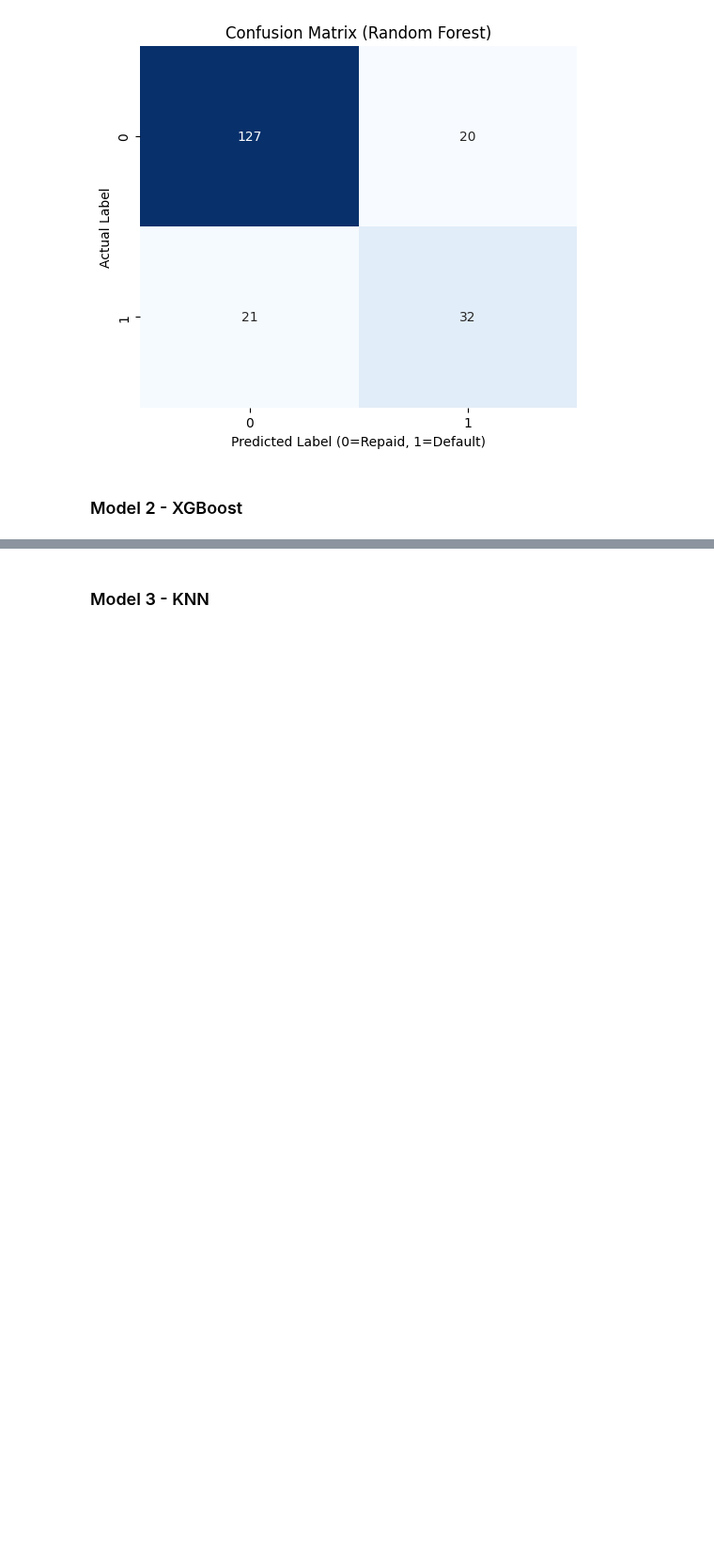
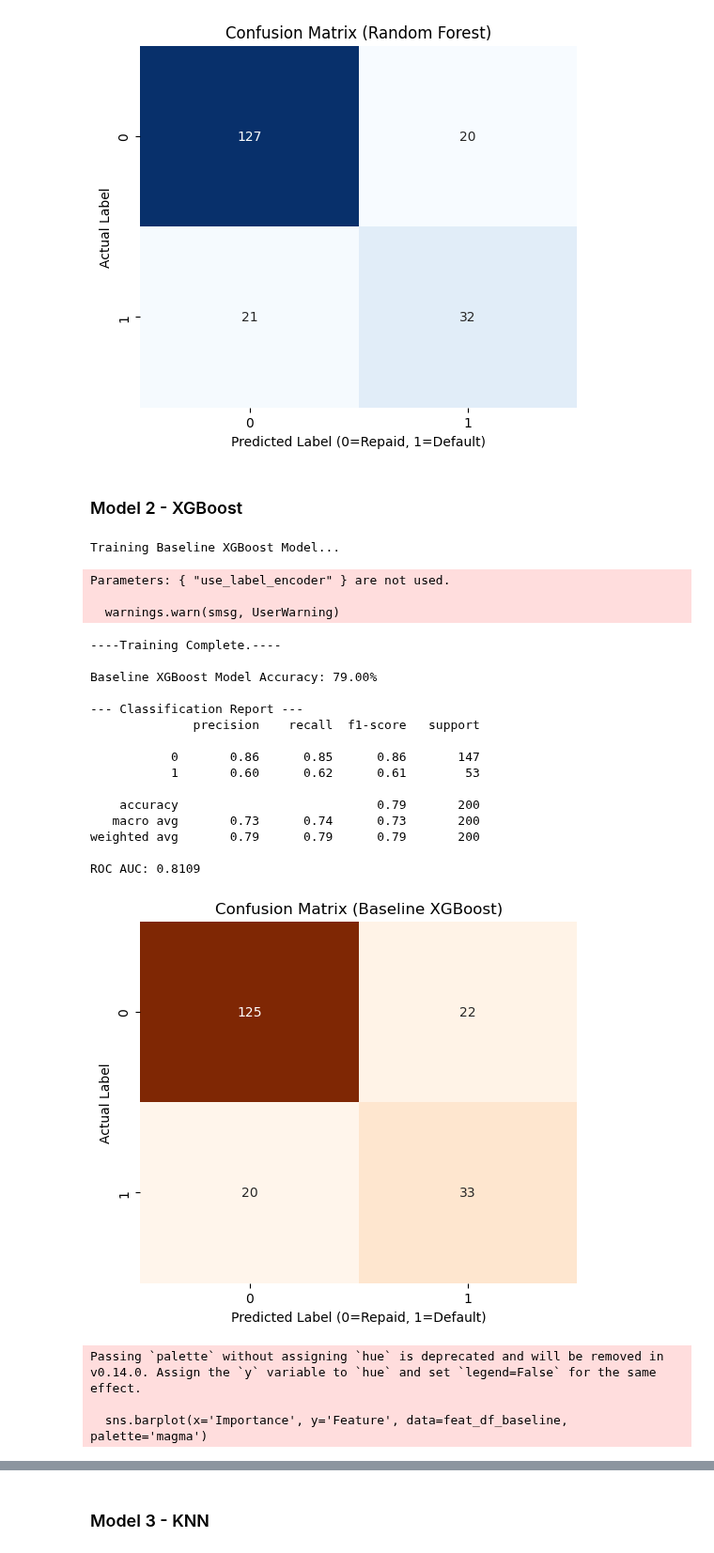
Before and after one commit to PoisonDarterz/wie3007_assignment, a Jupyter notebook: group_project.ipynb, the cells around one changed output, grey strips where cells are left out. Shown at 94% size. Cells and saved outputs as stored; diff of their text form; code cells hidden in the pictures; blank space fills up the shorter version.

```diff
--- a/group_project.ipynb
+++ b/group_project.ipynb
@@ -951,3 +951,69 @@ ROC AUC: 0.8340392760877935
 [figure]
 # %% [markdown]
 ### Model 2 - XGBoost
+# %%
+# BASELINE XGBOOST MODEL
+# Train a baseline XGBoost with default parameters to establish performance baseline
+
+xgb_baseline = XGBClassifier(use_label_encoder=False, eval_metric='logloss', random_state=42)
+
+print("\nTraining Baseline XGBoost Model...")
+xgb_baseline.fit(X_train, y_train)
+print("----Training Complete.----")
+
+# Make predictions
+y_pred_baseline = xgb_baseline.predict(X_test)
+y_proba_baseline = xgb_baseline.predict_proba(X_test)[:, 1]
+
+# Evaluation metrics
+accuracy_baseline = accuracy_score(y_test, y_pred_baseline)
+roc_auc_baseline = roc_auc_score(y_test, y_proba_baseline)
+
+print(f"\nBaseline XGBoost Model Accuracy: {accuracy_baseline:.2%}")
+print("\n--- Classification Report ---")
+print(classification_report(y_test, y_pred_baseline))
+print(f"ROC AUC: {roc_auc_baseline:.4f}")
+
+# Confusion Matrix
+plt.figure(figsize=(6, 5))
+cm_baseline = confusion_matrix(y_test, y_pred_baseline)
+sns.heatmap(cm_baseline, annot=True, fmt='d', cmap='Oranges', cbar=False)
+plt.title('Confusion Matrix (Baseline XGBoost)')
+plt.xlabel('Predicted Label (0=Repaid, 1=Default)')
+plt.ylabel('Actual Label')
+plt.show()
+
+# Feature Importance (top 10)
+importances_baseline = xgb_baseline.feature_importances_
+feat_df_baseline = pd.DataFrame({'Feature': X.columns, 'Importance': importances_baseline})
+feat_df_baseline = feat_df_baseline.sort_values(by='Importance', ascending=False).head(10)
+
+plt.figure(figsize=(10, 6))
+sns.barplot(x='Importance', y='Feature', data=feat_df_baseline, palette='magma')
+plt.title('Top 10 Drivers of Loan Default (Baseline XGBoost)')
+plt.xlabel('Importance Score')
+plt.show()
+# %% [output]
+Training Baseline XGBoost Model...
+Parameters: { "use_label_encoder" } are not used.
+
+  warnings.warn(smsg, UserWarning)
+----Training Complete.----
+
+Baseline XGBoost Model Accuracy: 79.00%
+
+--- Classification Report ---
+              precision    recall  f1-score   support
+
+           0       0.86      0.85      0.86       147
+           1       0.60      0.62      0.61        53
+
+    accuracy                           0.79       200
+   macro avg       0.73      0.74      0.73       200
+weighted avg       0.79      0.79      0.79       200
+
+ROC AUC: 0.8109
+[figure, added]
+Passing `palette` without assigning `hue` is deprecated and will be removed in v0.14.0. Assign the `y` variable to `hue` and set `legend=False` for the same effect.
+
+  sns.barplot(x='Importance', y='Feature', data=feat_df_baseline, palette='magma')
```
Also changed, not shown: parts of 4 cells of this notebook.
